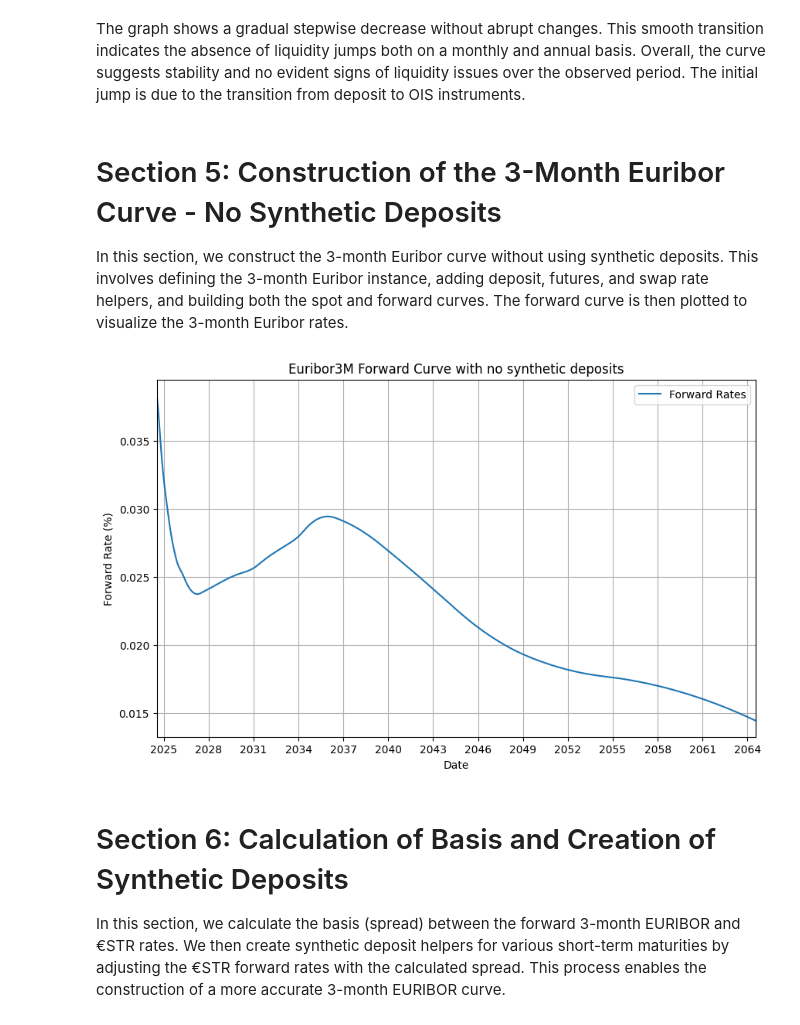
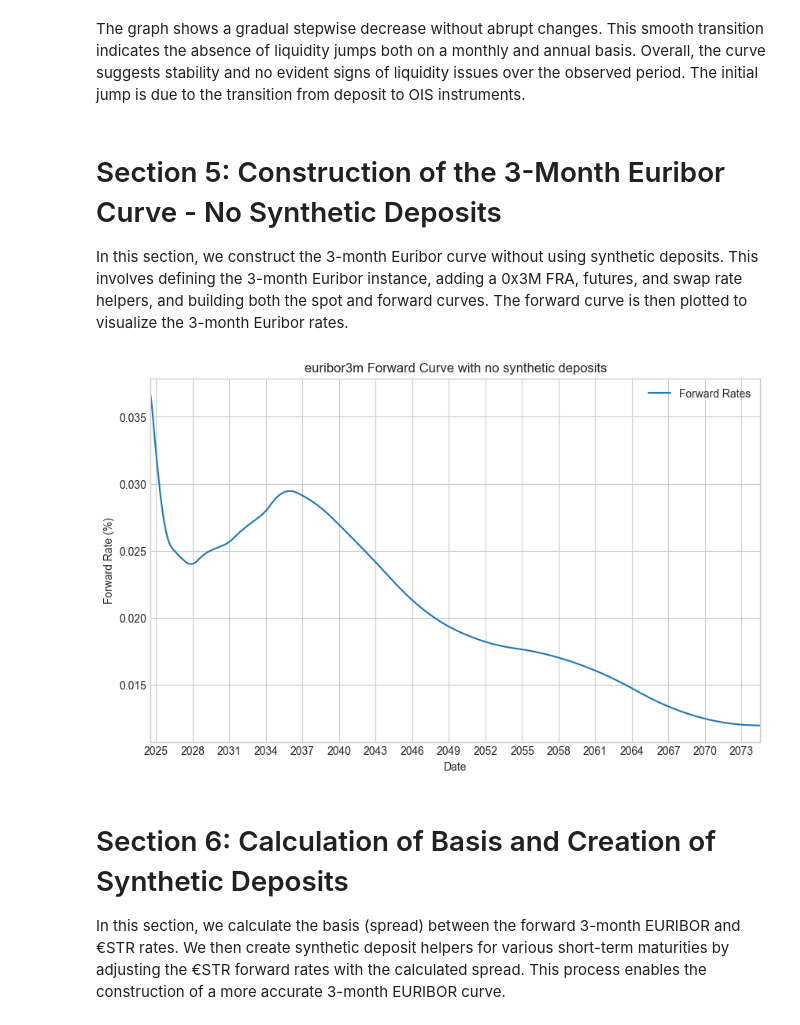
Before and after one commit to MITRIDAT3/Multiple-Curve-Construction-Study, a Jupyter notebook: MainNotebook.ipynb, the cells around one changed output. Drawn from its saved outputs; the diff is of its cells as text; code cells hidden in the pictures.

```diff
--- a/MainNotebook.ipynb
+++ b/MainNotebook.ipynb
@@ -44,10 +44,18 @@ ois_data = load_and_process_data(ois_file_path, 'Sheet1')
 forwards_ois_ecb_data = load_and_process_data(forwards_ois_ecb_file_path, 'Sheet1')
 deposit_data = load_and_process_data(deposit_file_path, 'Sheet1')
 fra_data3M = load_and_process_data(fra3M_file_path, 'Sheet1')
+fra_data3M_0x3_rate = pd.DataFrame({'Maturity':['0X3','1X4'], 'Bid':[3.654,3.579],'Ask':[3.674,3.599]}) # 12/07/2024 0x3 rate, different contributor than the other fra rates
+fra_data3M_0x3_rate['Mid_Rate'] = (fra_data3M_0x3_rate['Bid'] + fra_data3M_0x3_rate['Ask']) / 2
 fra_data6M = load_and_process_data(fra6M_file_path, 'Sheet1')
+fra_data6M_0x6_rate = pd.DataFrame({'Maturity':['0X6'], 'Bid':[3.652],'Ask':[3.672]}) # 12/07/2024 0x6 rate, different contributor than the other fra rates
+fra_data6M_0x6_rate['Mid_Rate'] = (fra_data6M_0x6_rate['Bid'] + fra_data6M_0x6_rate['Ask']) / 2
 swap_data3M = load_and_process_data(swap3M_file_path, 'Sheet1')
 swap_data6M = load_and_process_data(swap6M_file_path, 'Sheet1')
 futures_data3M = load_and_process_data(futures3M_file_path, 'Sheet1')
+
+# Merge fra 3M and 6M data
+fra_data3M = pd.concat([fra_data3M_0x3_rate, fra_data3M], ignore_index=True)
+fra_data6M = pd.concat([fra_data6M_0x6_rate, fra_data6M], ignore_index=True)
 # %% [markdown]
 # Section 2: Convert Maturities and Set Evaluation Date
 This section defines functions to convert maturity strings into QuantLib periods and processes the dataset to include these periods. It also sets up necessary adjustments for ECB maintenance periods and futures maturities, and defines specific maturities based on the Ametrano and Bianchetti study. The evaluation date for all calculations is set at the end.
@@ -234,7 +242,7 @@ def estr_curve_builder(
     estr_curve.enableExtrapolation() # Enable extrapolation for dates beyond the available data
 
     # Calculate discount factors for specified dates
-    dates = [settle_date + ql.Period(i, ql.Months) for i in range(0, 40 * 12 + 1)]
+    dates = [settle_date + ql.Period(i, ql.Months) for i in range(0, 50 * 12 + 1)]
 
     # Convert dates to datetime format
     dates_dt = [_to_datetime(date) for date in dates]
@@ -309,11 +337,11 @@ plt.show()
 The graph shows a gradual stepwise decrease without abrupt changes. This smooth transition indicates the absence of liquidity jumps both on a monthly and annual basis. Overall, the curve suggests stability and no evident signs of liquidity issues over the observed period. The initial jump is due to the transition from deposit to OIS instruments.
 # %% [markdown]
 # Section 5: Construction of the 3-Month Euribor Curve - No Synthetic Deposits
-In this section, we construct the 3-month Euribor curve without using synthetic deposits. This involves defining the 3-month Euribor instance, adding deposit, futures, and swap rate helpers, and building both the spot and forward curves. The forward curve is then plotted to visualize the 3-month Euribor rates.
+In this section, we construct the 3-month Euribor curve without using synthetic deposits. This involves defining the 3-month Euribor instance, adding a 0x3M FRA, futures, and swap rate helpers, and building both the spot and forward curves. The forward curve is then plotted to visualize the 3-month Euribor rates.
 # %%
 def euribor_curve_builder_no_synth_depo(
     estr_curve=estr_curve,
-    deposit_data=deposit_data,
+    fra_data3M=fra_data3M,
     futures_data3M=futures_data3M,
     swap_data3M=swap_data3M,
     futures_maturities_chosen=futures_maturities_chosen,
@@ -322,23 +350,16 @@ def euribor_curve_builder_no_synth_depo(
     graph=True):
 
     # Define the 3-month Euribor instance
-    Euribor3M = ql.Euribor3M()
+    euribor3m = ql.Euribor3M()
 
-    # 1) Deposits
-    # First pillar of the EURIBOR curve: the 3-month deposit
-    first_pillar_3m_deposit = deposit_data['Mid_Rate'][deposit_data['Maturity'] == '3M'].values[0]
+    # 1) 0x3 FRA
+    # First pillar of the EURIBOR curve: the 0x3M FRA
+    first_pillar_3m = fra_data3M[fra_data3M['Maturity'] == '0X3']
 
-    deposit_helper_3m = [
-        ql.DepositRateHelper(
-            ql.QuoteHandle(ql.SimpleQuote(first_pillar_3m_deposit / 100)),
-            ql.Period(3, ql.Months),
-            3,  # 3 fixing days
-            ql.TARGET(),
-            ql.Following,
-            False,
-            ql.Actual360(),
-        )
-    ]
+    fra_0x3_3m_helper = []
+    fra_0x3_3m_helper.append(ql.FraRateHelper(ql.QuoteHandle(ql.SimpleQuote(first_pillar_3m['Mid_Rate'].values[0] / 100)),
+                                     first_pillar_3m['Start_Period'].values[0], euribor3m))
+
 
     # 2) Futures
     # Add futures for the second part of the curve from selected FRA
@@ -349,7 +370,7 @@ def euribor_curve_builder_no_synth_depo(
             ql.FuturesRateHelper(
                 ql.QuoteHandle(ql.SimpleQuote((row['Mid_Rate']))),
                 row['Start_Date'],
-                Euribor3M,
+                euribor3m,
                 ql.QuoteHandle(),
             )
         )
@@ -367,62 +388,63 @@ def euribor_curve_builder_no_synth_depo(
         for index, row in selected_data.iterrows():
             swap_helpers.append(ql.SwapRateHelper(
                 ql.QuoteHandle(ql.SimpleQuote(row['Mid_Rate'] / 100)), row['Period'], ql.TARGET(), ql.Annual, ql.Unadjusted,
-                ql.Thirty360(ql.Thirty360.BondBasis), Euribor3M, ql.QuoteHandle(), ql.Period(0, ql.Days), discount_curve))
+                ql.Thirty360(ql.Thirty360.BondBasis), euribor3m, ql.QuoteHandle(), ql.Period(0, ql.Days), discount_curve))
     else:
         for index, row in selected_data.iterrows():
             swap_helpers.append(ql.SwapRateHelper(
                 ql.QuoteHandle(ql.SimpleQuote(row['Mid_Rate'] / 100)), row['Period'], ql.TARGET(), ql.Annual, ql.Unadjusted,
-                ql.Thirty360(ql.Thirty360.BondBasis), Euribor3M, ql.QuoteHandle(), ql.Period(0, ql.Days)))
+                ql.Thirty360(ql.Thirty360.BondBasis), euribor3m, ql.QuoteHandle(), ql.Period(0, ql.Days)))
 
     # Debug: Print details of all EURIBOR helpers
     DEBUG_EUR = False
     if DEBUG_EUR:
-        euribor_helpers = deposit_helper_3m + future_helpers + swap_helpers_dual
+        euribor_helpers = fra_0x3_3m_helper + future_helpers + swap_helpers
         print("Euribor Helpers:")
         for helper in euribor_helpers:
+            helper_type = type(helper).__name__
             start_date = helper.earliestDate()
             maturity_date = helper.maturityDate()
             quote = helper.quote().value()
-            print(f"Start Date: {start_date}, Maturity Date: {maturity_date}, Quote: {quote}")
+            print(f"Type: {helper_type}, Start Date: {start_date}, Maturity Date: {maturity_date}, Quote: {quote}")
 
     # Build the spot curve
-    Euribor3M_curve_no_synth_depo = ql.PiecewiseLogCubicDiscount(
-        2, ql.TARGET(), deposit_helper_3m + future_helpers + swap_helpers, ql.Actual365Fixed()
+    euribor3m_curve_no_synth_depo = ql.PiecewiseLogCubicDiscount(
+        2, ql.TARGET(), fra_0x3_3m_helper + future_helpers + swap_helpers, ql.Actual365Fixed()
     )
-    Euribor3M_curve_no_synth_depo.enableExtrapolation()
+    euribor3m_curve_no_synth_depo.enableExtrapolation()
 
     # Build the forward curve
-    spot_date = Euribor3M_curve_no_synth_depo.referenceDate()  # Set the evaluation date as the spot date
-    dates = [spot_date + ql.Period(i, ql.Months) for i in range(0, 40 * 12 + 1)]
+    spot_date = euribor3m_curve_no_synth_depo.referenceDate()  # Set the evaluation date as the spot date
+    dates = [spot_date + ql.Period(i, ql.Months) for i in range(0, 50 * 12 + 1)]
     dates_dt = [_to_datetime(date) for date in dates]
 
     euribor3m_f_curve_no_synth_depo = [
-        Euribor3M_curve_no_synth_depo.forwardRate(
-            d, Euribor3M.maturityDate(d), ql.Actual360(), ql.Simple
+        euribor3m_curve_no_synth_depo.forwardRate(
+            d, euribor3m.maturityDate(d), ql.Actual360(), ql.Simple
         ).rate()
         for d in dates
     ]
 
     # Plot the forward EURIBOR curve
     if graph:
         plt.figure(figsize=(10, 6))
         plt.plot(dates_dt, euribor3m_f_curve_no_synth_depo, label='Forward Rates')
         plt.gca().xaxis.set_major_locator(mdates.YearLocator(3))
         plt.gca().xaxis.set_major_formatter(mdates.DateFormatter('%Y'))
         plt.xlim([dates_dt[0], dates_dt[-1]])
         plt.xlabel('Date')
         plt.ylabel('Forward Rate (%)')
-        plt.title('Euribor3M Forward Curve with no synthetic deposits')
+        plt.title('euribor3m Forward Curve with no synthetic deposits')
         plt.legend()
         plt.grid(True)
         plt.show()
 
-    return Euribor3M_curve_no_synth_depo, euribor3m_f_curve_no_synth_depo, deposit_helper_3m, future_helpers, swap_helpers, spot_date, Euribor3M
+    return euribor3m_curve_no_synth_depo, euribor3m_f_curve_no_synth_depo, fra_0x3_3m_helper, future_helpers, swap_helpers, spot_date, euribor3m
 
 # Build the Euribor curve with no synthetic deposits
-Euribor3M_curve_no_synth_depo, euribor3m_f_curve_no_synth_depo, deposit_helper_3m, future_helpers, swap_helpers_dual, spot_date, Euribor3M = euribor_curve_builder_no_synth_depo()
+euribor3m_curve_no_synth_depo, euribor3m_f_curve_no_synth_depo, fra_0x3_3m_helper, future_helpers, swap_helpers_dual, spot_date, euribor3m = euribor_curve_builder_no_synth_depo()
 # %% [output]
-[figure, old version]
+[figure, new version]
 # %% [markdown]
 # Section 6: Calculation of Basis and Creation of Synthetic Deposits
 In this section, we calculate the basis (spread) between the forward 3-month EURIBOR and €STR rates. We then create synthetic deposit helpers for various short-term maturities by adjusting the €STR forward rates with the calculated spread. This process enables the construction of a more accurate 3-month EURIBOR curve.
```
Also changed, not shown: parts of 28 cells of this notebook, 12 other files.
